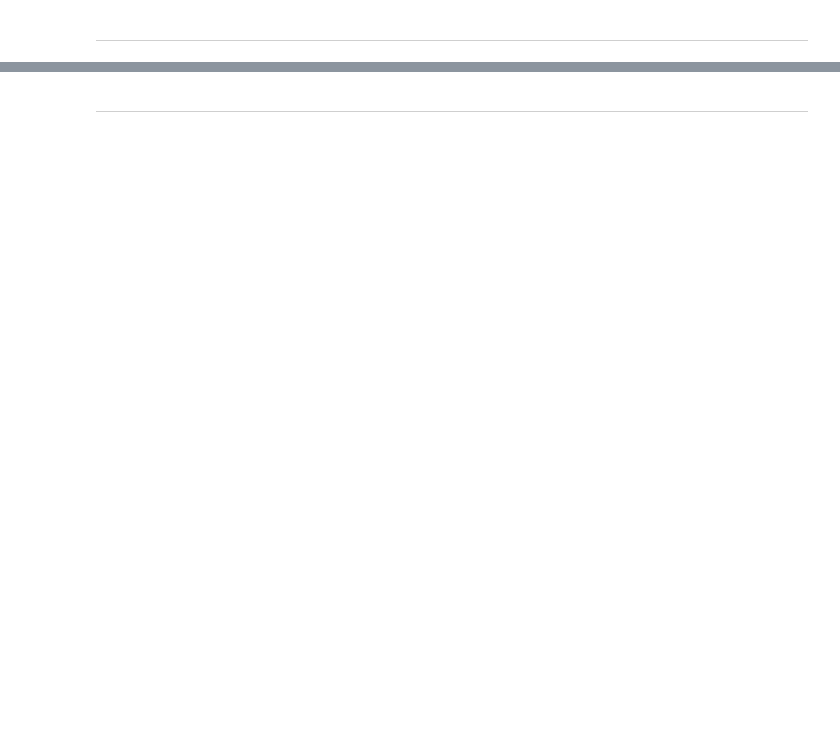
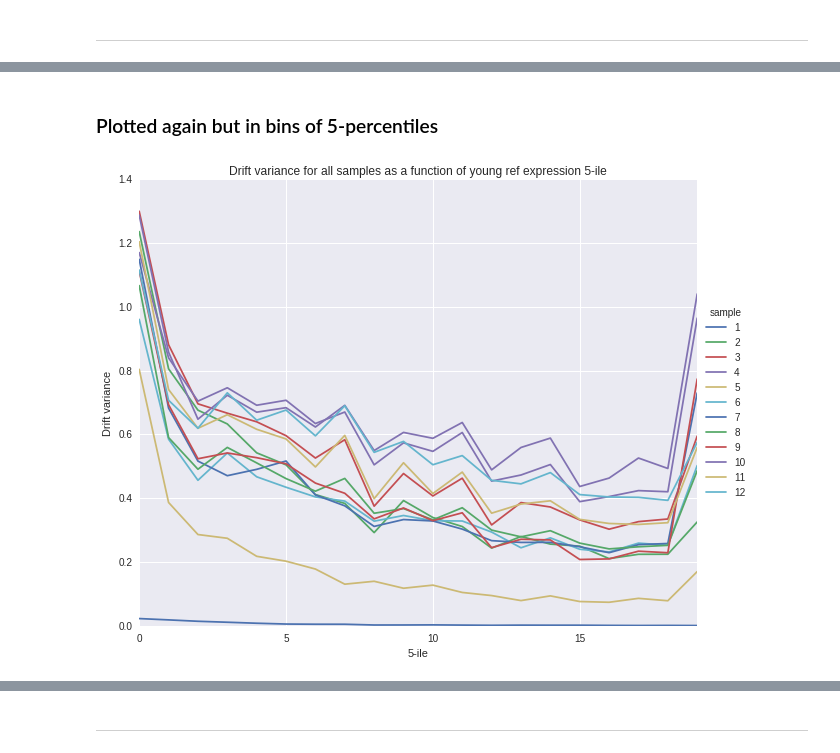
Before and after one commit to veleritas/ageing, a Jupyter notebook: analysis/PMID26623667/filtered_transcriptome.ipynb, the cells around one changed output, grey strips where cells are left out. Cells and saved outputs as stored; diff of their text form; code cells hidden in the pictures; blank space fills up the shorter version.

```diff
--- a/analysis/PMID26623667/filtered_transcriptome.ipynb
+++ b/analysis/PMID26623667/filtered_transcriptome.ipynb
@@ -145,0 +193,18 @@ g.map(sns.violinplot, "decile", "drift")
+# %% [markdown]
+### Plotted again but in bins of 5-percentiles
+# %%
+res = pd.DataFrame(
+    [
+        (sample, decile, df["trans_drift"].var())
+        for (sample, decile), df in sub.groupby(["sample", "5_ile"])
+    ],
+    columns = ["sample", "decile", "drift_var"]
+).pivot("decile", "sample", "drift_var")
+
+ax = res.plot(kind = "line", figsize = (10, 8))
+ax.set_title("Drift variance for all samples as a function of young ref expression 5-ile")
+ax.legend(title = "sample", loc = "center left", bbox_to_anchor = (1, 0.5))
+ax.set_ylabel("Drift variance")
+ax.set_xlabel("5-ile");
+# %% [output]
+[figure, added]
```
Also changed, not shown: parts of 63 cells of this notebook.
